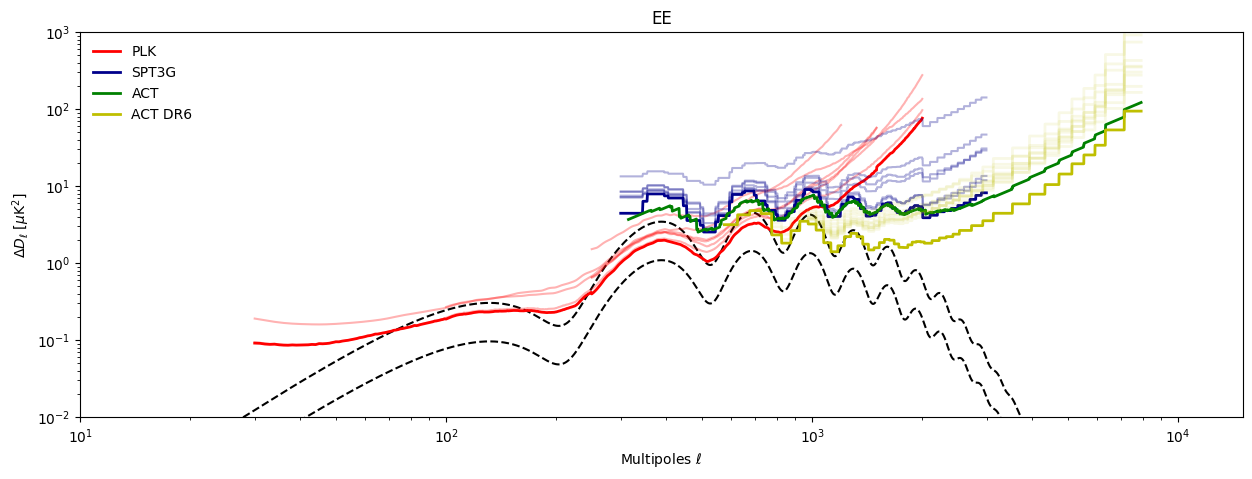
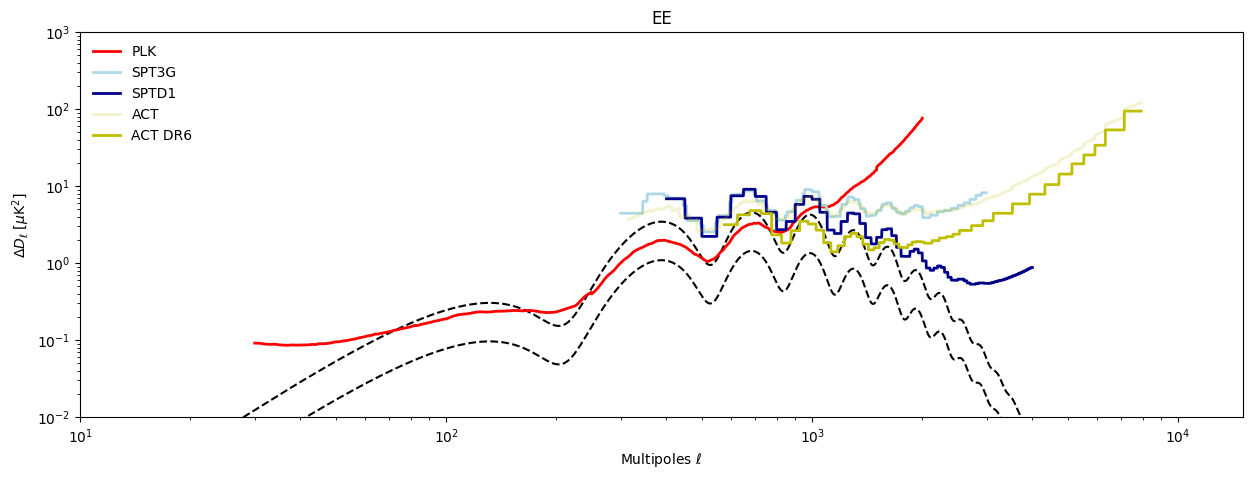
The notebook cell's code change between the first figure and the second:
--- before
+++ after
@@ -4,12 +4,14 @@
 plt.plot( lth, lth*(lth+1)/2/np.pi*np.sqrt((clth[1]**2+clth[1]**2)/(2*lth+1))*1e12, 'k--')
 plt.plot( lth, lth*(lth+1)/2/np.pi*np.sqrt((clth[1]**2+clth[1]**2)/(2*lth+1)/0.1)*1e12, 'k--')
-plt.plot( PLK['EE']['ell'], np.sqrt(PLK['EE']['cross'].T), 'r', alpha=0.3)
+#plt.plot( PLK['EE']['ell'], np.sqrt(PLK['EE']['cross'].T), 'r', alpha=0.3)
 plt.plot( PLK['EE']['ell'], np.sqrt(PLK['EE']['all']), 'r', lw=2, label="PLK")
-plt.plot( SPT3G['EE']['ell'], np.sqrt(SPT3G['EE']['cross'].T), 'darkblue', alpha=0.3)
-plt.plot( SPT3G['EE']['ell'], np.sqrt(SPT3G['EE']['all']), 'darkblue', lw=2, label="SPT3G")
+#plt.plot( SPT3G['EE']['ell'], np.sqrt(SPT3G['EE']['cross'].T), 'darkblue', alpha=0.3)
+plt.plot( SPT3G['EE']['ell'], np.sqrt(SPT3G['EE']['all']), 'lightblue', lw=2, label="SPT3G")
+#plt.plot( SPTD1['EE']['ell'], np.sqrt(SPTD1['EE']['cross'].T), 'darkblue', alpha=0.3)
+plt.plot( SPTD1['EE']['ell'], np.sqrt(SPTD1['EE']['all']), 'darkblue', lw=2, label="SPTD1")
 #plt.plot( ACTw['EE']['ell'], np.sqrt(ACTw['EE']['cross'].T), 'y', alpha=0.3)
 #plt.plot( ACTd['EE']['ell'], np.sqrt(ACTd['EE']['cross'].T), 'g', alpha=0.3)
-plt.plot( ACT['ell'], np.sqrt(ACT['EE']), 'g', lw=2, label="ACT")
-plt.plot( np.sqrt(ACT25['EE']['cross'].T), 'y', lw=2, alpha=0.1)
+plt.plot( ACT['ell'], np.sqrt(ACT['EE']), 'y', alpha=0.2, lw=2, label="ACT")
+#plt.plot( np.sqrt(ACT25['EE']['cross'].T), 'y', lw=2, alpha=0.1)
 plt.plot( np.sqrt(ACT25['EE']['all']), 'y', lw=2, label="ACT DR6")
 plt.loglog()

Commit: Update notebooks